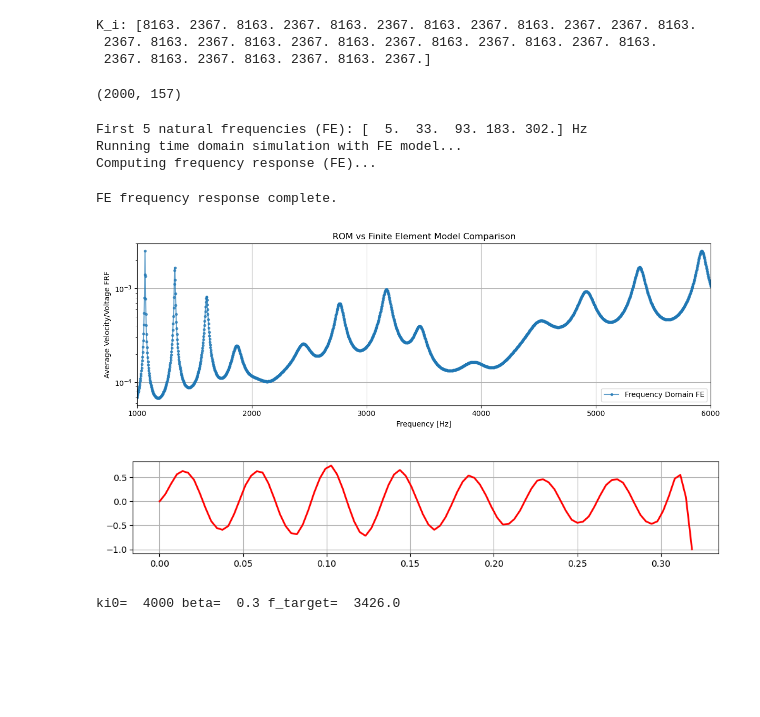
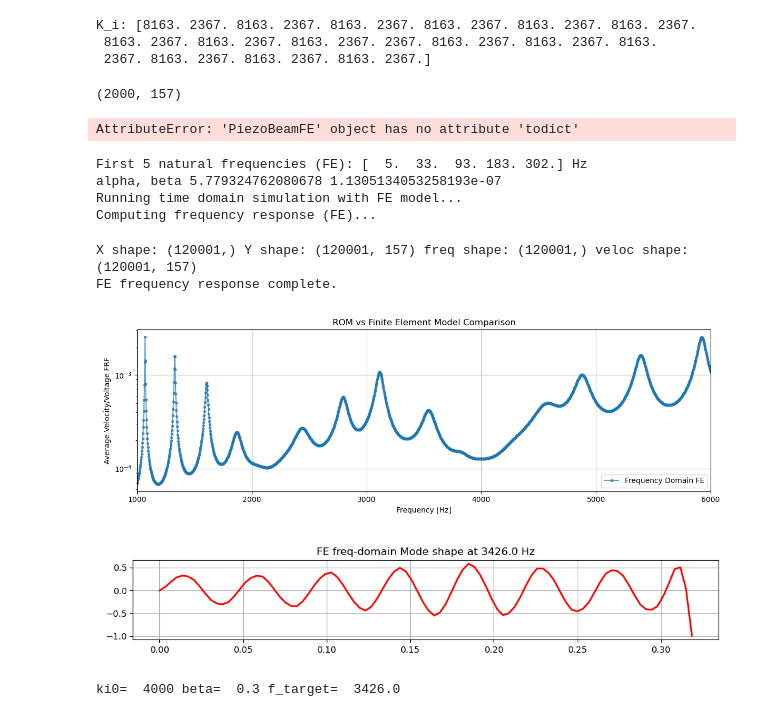
Before and after one commit to nimaet/Modeling, a Jupyter notebook: tasks/topological/linear_topological_interface_FE.ipynb, the cells around one changed output. Cells and saved outputs as stored; diff of their text form; code cells hidden in the pictures; blank space fills up the shorter version.

```diff
--- a/tasks/topological/linear_topological_interface_FE.ipynb
+++ b/tasks/topological/linear_topological_interface_FE.ipynb
@@ -22,7 +39,7 @@ import pandas as pd
 #%%
 
 K_i = 0; K_p = 0.03; K_c = 0
-t_end = 0.01
+t_end = 1
 f0 = 1000; f1 = 6000
 j_exc = 30
 
@@ -31,7 +48,7 @@ def v_exc(t, A_exc=50, f0=f0, f1=f1, t_end=t_end):
 params = PiezoBeamParams()
 params.zeta_p = 0.0151*8
 params.zeta_q = 0.0392*10
-interface_idx = 10
+interface_idx = 18
 beta = 0.3
 # # ======= K_p sweep in frequency domain =======
 ki0 = 4000
@@ -42,13 +59,17 @@ K_i = np.array([ki1, ki2] *(interface_idx//2) + [ki2, ki1] *(15-interface_idx//2
 np.set_printoptions(precision=0, suppress=True)
 print("K_i:", K_i, )
 # %% [output]
-K_i: [8163. 2367. 8163. 2367. 8163. 2367. 8163. 2367. 8163. 2367. 2367. 8163.
- 2367. 8163. 2367. 8163. 2367. 8163. 2367. 8163. 2367. 8163. 2367. 8163.
+K_i: [8163. 2367. 8163. 2367. 8163. 2367. 8163. 2367. 8163. 2367. 8163. 2367.
+ 8163. 2367. 8163. 2367. 8163. 2367. 2367. 8163. 2367. 8163. 2367. 8163.
  2367. 8163. 2367. 8163. 2367. 8163. 2367.]
 # %%
 FRF.shape
 # %% [output]
 (2000, 157)
+# %%
+fe.todict()
+# %% [output]
+AttributeError: 'PiezoBeamFE' object has no attribute 'todict'
 # %%
 %matplotlib widget
 # =================== Finite Element Analysis ===================
@@ -58,7 +79,7 @@ params_fe.zeta_p = 0.0151
 params_fe.zeta_q = 0.0392
 
 # Create FE model
-fe = PiezoBeamFE(params_fe)
+fe = FE.PiezoBeamFE(params_fe)
 
 # Perform eigenanalysis
 freq_fe, omega_fe, Phi_fe = fe.eigen_analysis()
@@ -77,7 +98,7 @@ ode_fe = fe.build_ode_system(
     K_i=K_i,
     K_p=K_p,
     R_c=1e3,
-    v_exc=1
+    v_exc=v_exc
 )
 
 # =================== Time Domain Simulation (FE) ===================
@@ -100,16 +121,34 @@ N_mech = ode_fe.N_mech
 # =================== Frequency Domain Analysis (FE) ===================
 print("Computing frequency response (FE)...")
 omega_sweep = np.linspace(f0, f1, 2000) * 2 * np.pi
-sweep_fe = frf_sweep(ode_fe, omega_sweep)
+sweep_fe = FE_helpers.frf_sweep(ode_fe, omega_sweep)
+
 
 # Extract mechanical response
 
 FRF = sweep_fe['u_dot']
 freq = sweep_fe['freq']
-# Compute average velocity magnitude
-# vel_mag_fe = np.abs(w_frf_fe * (omega_sweep[:, np.newaxis] * 1j)).mean(axis=1) / 50.0
-# freq_sweep_fe = omega_sweep / (2 * np.pi)
+ndof = ode_fe.M.shape[0]
+result = FE_helpers.solve_newmark(
+    ode=ode_fe,
+    dt=dt,
+    t_end=t_end,
+    beta=0.25,
+    gamma=0.5,
+    newton_tol=1e-8,
+    newton_maxiter=8,
+    x0=np.zeros(ndof),
+    x_dot0=np.zeros(ndof)
+)
 
+
+fe_time_domain = {
+    "t": result['t'],
+    "displacement": result['u'],
+    "velocity": result['spectral']['Y'],
+    'frf': np.abs(result['spectral']['FRF']),
+    'freq': result['spectral']['freq']
+}
 print("FE frequency response complete.")
 
 # =================== Plot Comparison: ROM vs FE ===================
@@ -128,33 +167,35 @@ plt.tight_layout()
 plt.show()
 # %% [output]
 First 5 natural frequencies (FE): [  5.  33.  93. 183. 302.] Hz
+alpha, beta 5.779324762080678 1.1305134053258193e-07
 Running time domain simulation with FE model...
 Computing frequency response (FE)...
+X shape: (120001,) Y shape: (120001, 157) freq shape: (120001,) veloc shape: (120001, 157)
 FE frequency response complete.
-[figure, old version]
+[figure, new version]
 # %%
 f_target = 3426.0  # Hz
-x_coords_fe = fe.x_nodes[1:]
+x_coords_fe = fe.geom.x_nodes[1:]
 
 # If FE FRF sweep exists, sample nearest; otherwise compute single-frequency FRF
 idx_near = np.argmin(np.abs(freq - f_target))
 w_hat_nodes = FRF[idx_near, :]  # displacement at reduced nodes (complex)
 omega_t = 2*np.pi*freq[idx_near]
 v_plot = np.abs(w_hat_nodes) * np.where((np.angle(w_hat_nodes)>=-np.pi/2) & (np.angle(w_hat_nodes)<=np.pi/2), 1, -1)
 v_plot = np.imag(w_hat_nodes)
 max_abs = np.max(np.abs(v_plot))
 if max_abs > 0:
     v_plot = v_plot / max_abs
 
 plt.figure(figsize=(10, 2))
 plt.plot(x_coords_fe, v_plot, 'r-', linewidth=2)
 # plt.xlabel('Position along beam [m]')
 # plt.ylabel('Normalized velocity (real)')
-# plt.title(f'FE Mode shape at {f_target:.1f} Hz')
+plt.title(f'FE freq-domain Mode shape at {f_target:.1f} Hz')
 plt.grid(True)
 plt.tight_layout()
 plt.show()
 print("ki0= ", ki0, 'beta= ', beta, 'f_target= ', f_target)
 # %% [output]
-[figure, old version]
+[figure, new version]
 ki0=  4000 beta=  0.3 f_target=  3426.0
```
Also changed, not shown: parts of 3 cells of this notebook, 28 other files.
